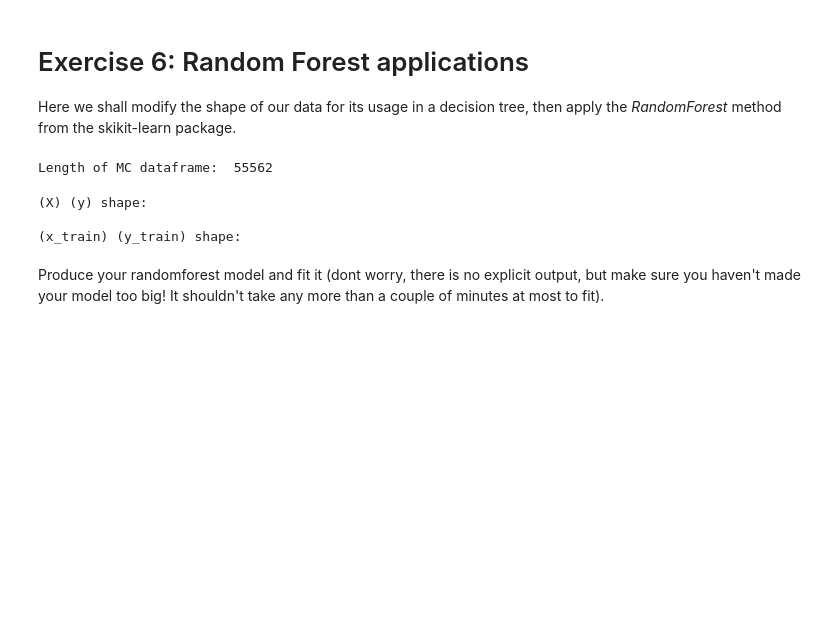
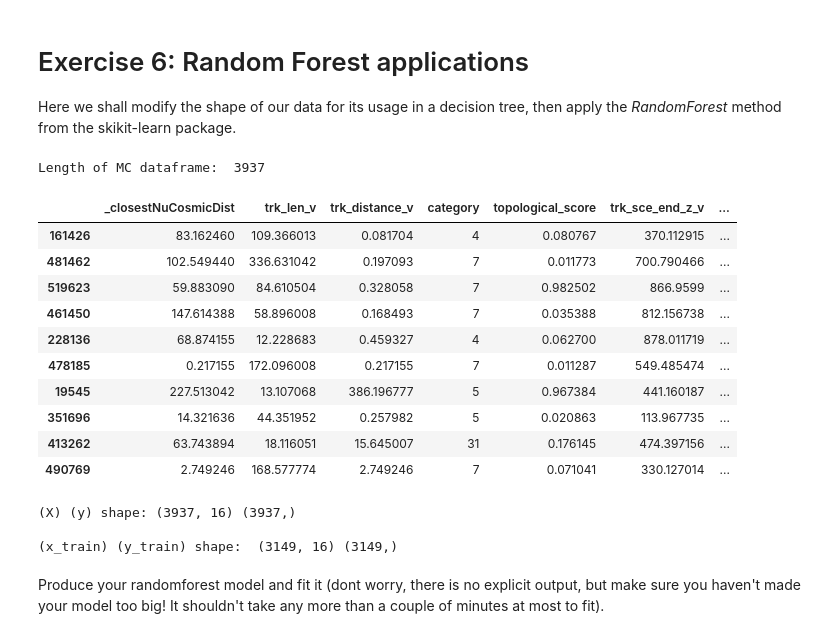
Before and after one commit to harrisonunwin/MicroBooNE_Lab, a Jupyter notebook: MainAnalysis_template.ipynb, the cells around one changed output. Cells and saved outputs as stored; diff of their text form; code cells hidden in the pictures; blank space fills up the shorter version.

Commit message:
Split MC_EXT_ML intro train and test data.

```diff
--- a/MainAnalysis_template.ipynb
+++ b/MainAnalysis_template.ipynb
@@ -218,39 +218,53 @@ Here we shall modify the shape of our data for its usage in a decision tree, the
 # %%
 # Adjust data shape
 features = ['_closestNuCosmicDist', 'trk_len_v', 'trk_distance_v', 'topological_score', 'trk_sce_end_z_v', 'trk_sce_end_y_v', 'trk_sce_end_x_v', 'trk_score_v', 'trk_llr_pid_score_v', 'trk_sce_start_z_v', 'trk_sce_start_y_v', 'trk_sce_start_x_v', 'reco_nu_vtx_sce_x', 'reco_nu_vtx_sce_y', 'reco_nu_vtx_sce_z', 'trk_energy_tot']
 output = ['category']
 
 # Setup new database, NEED MORE VALUES
 MC_EXT_ML = MC_EXT.copy(deep = True)
 MC_EXT_ML = MC_EXT.sample(int(len(MC_EXT)/10))
 
-
 # Remove muon neutrino and electron neutrino events.
+MC_EXT_ML.drop(MC_EXT_ML[(MC_EXT_ML.trk_energy_tot > 2)].index, inplace = True)
+MC_EXT_ML.drop(MC_EXT_ML[(MC_EXT_ML.category == 10)].index, inplace = True)
+MC_EXT_ML.drop(MC_EXT_ML[(MC_EXT_ML.category == 21)].index, inplace = True)
 
 # Print length of dataframe,, with length N
 print("Length of MC dataframe: ", len(MC_EXT_ML))
+
+MC_EXT_ML.head(10)
 # %% [output]
-Length of MC dataframe:  55562
+Length of MC dataframe:  3937
+|  | _closestNuCosmicDist | trk_len_v | trk_distance_v | category | topological_score | trk_sce_end_z_v | ... |
+| 161426 | 83.162460 | 109.366013 | 0.081704 | 4 | 0.080767 | 370.112915 | ... |
+| 481462 | 102.549440 | 336.631042 | 0.197093 | 7 | 0.011773 | 700.790466 | ... |
+| 519623 | 59.883090 | 84.610504 | 0.328058 | 7 | 0.982502 | 866.9599 | ... |
+| 461450 | 147.614388 | 58.896008 | 0.168493 | 7 | 0.035388 | 812.156738 | ... |
+| 228136 | 68.874155 | 12.228683 | 0.459327 | 4 | 0.062700 | 878.011719 | ... |
+| 478185 | 0.217155 | 172.096008 | 0.217155 | 7 | 0.011287 | 549.485474 | ... |
+| 19545 | 227.513042 | 13.107068 | 386.196777 | 5 | 0.967384 | 441.160187 | ... |
+| 351696 | 14.321636 | 44.351952 | 0.257982 | 5 | 0.020863 | 113.967735 | ... |
+| 413262 | 63.743894 | 18.116051 | 15.645007 | 31 | 0.176145 | 474.397156 | ... |
+| 490769 | 2.749246 | 168.577774 | 2.749246 | 7 | 0.071041 | 330.127014 | ... |
 # %%
 # Setting up input parameters for random forest.
 X = MC_EXT_ML[features]
 y = np.array(MC_EXT_ML['category'])
 
 # Display shape of X and y, should be (N, 16) (N) where is number of samples.
-print("(X) (y) shape:")
-##print()
+print("(X) (y) shape:",X.shape,y.shape)
 
 # Then split the data up into a "training set" and "test set" using train_test_split.
+
 # Keep the random_state=1 in your arguments
-##x_train, x_test, y_train, y_test = train_test_split(random_state=1) # 80/20 training/test split
+x_train, x_test, y_train, y_test = train_test_split(X, y, train_size = 0.8, random_state=1) # 80/20 training/test split
 
 # Print the shape, should now be
-print("\n(x_train) (y_train) shape: ")
-##print()
+print("\n(x_train) (y_train) shape: ",x_train.shape, y_train.shape)
 # %% [output]
-(X) (y) shape:
+(X) (y) shape: (3937, 16) (3937,)
 
-(x_train) (y_train) shape:
+(x_train) (y_train) shape:  (3149, 16) (3149,)
 # %% [markdown]
 Produce your randomforest model and fit it (dont worry, there is no explicit output, but make sure you haven't made your model too big! It shouldn't take any more than a couple of minutes at most to fit).
 # %%
```
Also changed, not shown: parts of 1 cell of this notebook.
